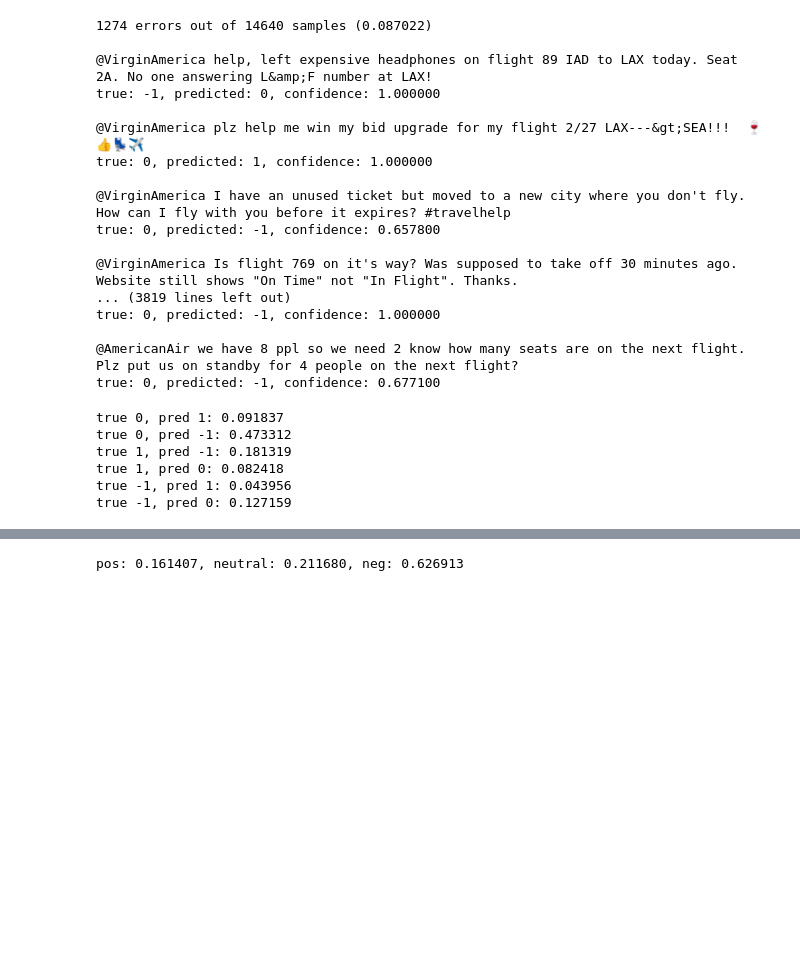
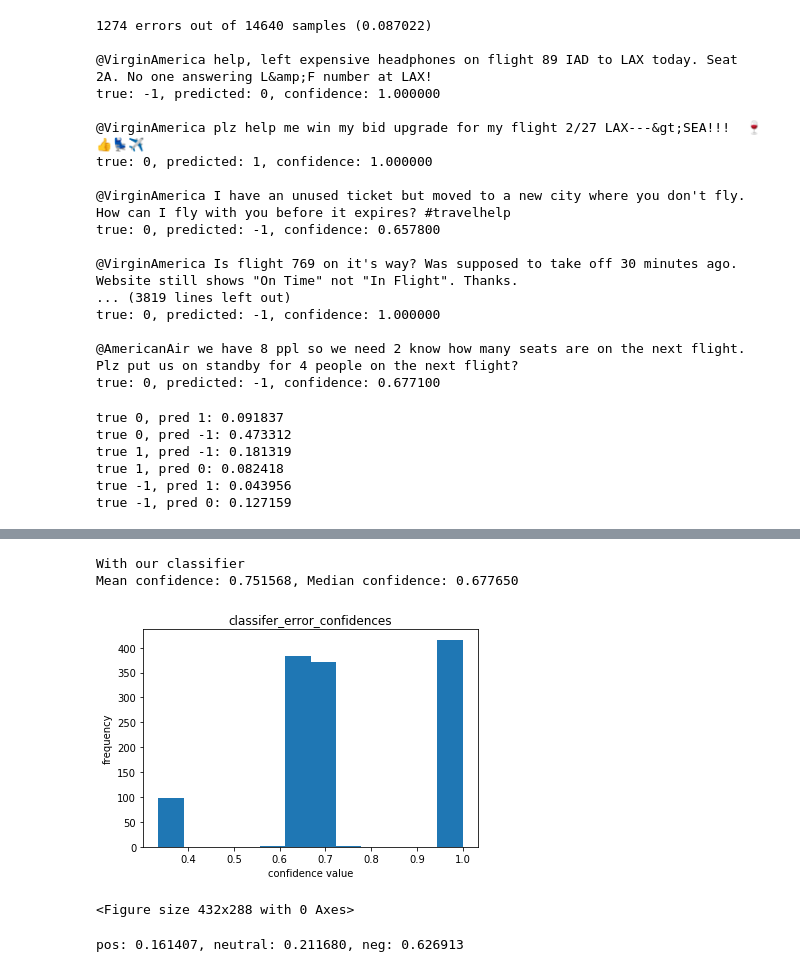
Before and after one commit to benhchoi/twitter_sentiment_analyzer, a Jupyter notebook: sentiment_analyzer.ipynb, the cells around one changed output, grey strips where cells are left out. Drawn from its saved outputs; the diff is of its cells as text; code cells hidden in the pictures; blank space fills up the shorter version.

```diff
--- a/sentiment_analyzer.ipynb
+++ b/sentiment_analyzer.ipynb
@@ -170,3 +164,17 @@ Mean confidence: 0.751568, Median confidence: 0.677650
+# %%
+# show confidences of the errors with our classifications
+
+confidences = util.check_confidence(parsed_data, all_y, pred_y)
+print('With our classifier')
+print('Mean confidence: %f, Median confidence: %f' %
+     (np.mean(confidences), np.median(confidences)))
+util.make_histogram(
+    'classifer_error_confidences', 'confidence value', 'frequency', confidences)
+# %% [output]
+With our classifier
+Mean confidence: 0.751568, Median confidence: 0.677650
+[figure, added]
+<Figure size 432x288 with 0 Axes>
 # %%
 # general data analysis on sentiment distribution
 
```
Also changed, not shown: parts of 3 cells of this notebook, 3 other files.
